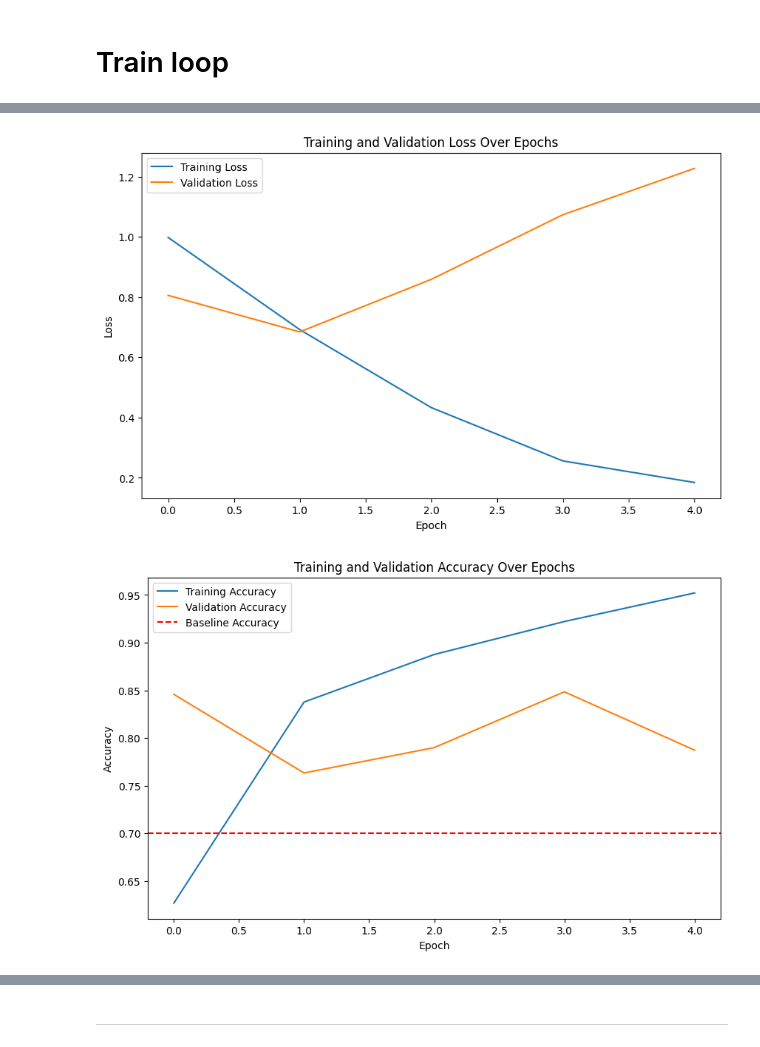
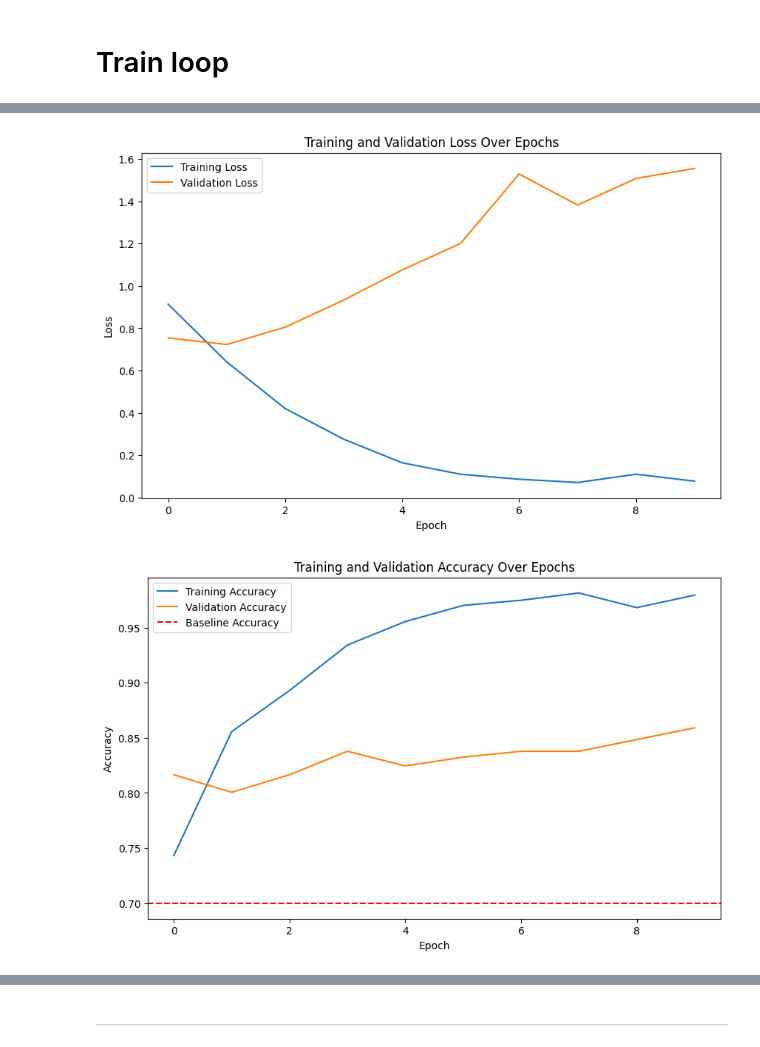
Before and after one commit to pnikitits/NLP, a Jupyter notebook: Assignment/nlp_assignment/test_2.ipynb, the cells around one changed output, grey strips where cells are left out. Cells and saved outputs as stored; diff of their text form; code cells hidden in the pictures.

```diff
--- a/Assignment/nlp_assignment/test_2.ipynb
+++ b/Assignment/nlp_assignment/test_2.ipynb
@@ -357,7 +357,7 @@ def evaluate(model, data_loader, loss_fn, device):
     accuracy = total_correct / len(data_loader.dataset)
     return average_loss, accuracy
 # %%
-epochs = 5
+epochs = 10
 train_losses, val_losses = [], []
 train_accuracies, val_accuracies = [], []
 
@@ -405,5 +410,5 @@ Epoch 5/5 | Train Loss: 0.184 | Train Accuracy: 0.952 | Val Loss: 1.227 | Val Ac
-[figure, old version]
+[figure, new version]
-[figure, old version]
+[figure, new version]
 # %%
 import torch
 
```
Also changed, not shown: parts of 4 cells of this notebook, 2 other files.
